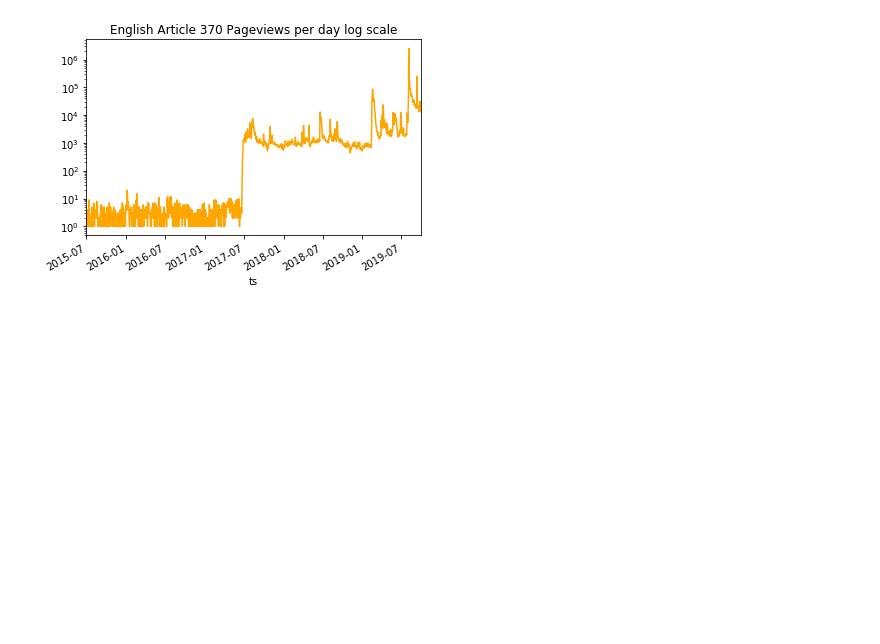
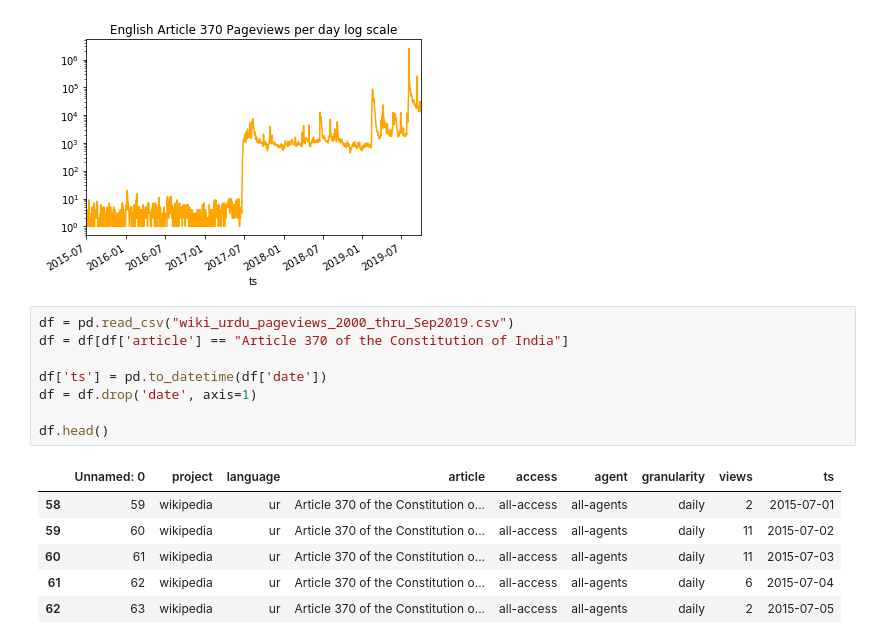
Before and after one commit to ViralNotPrasad/cscw-wiki, a Jupyter notebook: R/Pageviews.ipynb, the cells around one changed output. Drawn from its saved outputs; the diff is of its cells as text; blank space fills up the shorter version.

```diff
--- a/R/Pageviews.ipynb
+++ b/R/Pageviews.ipynb
@@ -64,3 +66,18 @@ plt.title('English Article 370 Pageviews per day log scale')
 # %% [output]
 Text(0.5, 1.0, 'English Article 370 Pageviews per day log scale')
 [figure]
+# %%
+df = pd.read_csv("wiki_urdu_pageviews_2000_thru_Sep2019.csv")
+df = df[df['article'] == "Article 370 of the Constitution of India"]
+
+df['ts'] = pd.to_datetime(df['date'])
+df = df.drop('date', axis=1)
+
+df.head()
+# %% [output]
+|  | Unnamed: 0 | project | language | article | access | agent | granularity | views | ts |
+| 58 | 59 | wikipedia | ur | Article 370 of the Constitution o... | all-access | all-agents | daily | 2 | 2015-07-01 |
+| 59 | 60 | wikipedia | ur | Article 370 of the Constitution o... | all-access | all-agents | daily | 11 | 2015-07-02 |
+| 60 | 61 | wikipedia | ur | Article 370 of the Constitution o... | all-access | all-agents | daily | 11 | 2015-07-03 |
+| 61 | 62 | wikipedia | ur | Article 370 of the Constitution o... | all-access | all-agents | daily | 6 | 2015-07-04 |
+| 62 | 63 | wikipedia | ur | Article 370 of the Constitution o... | all-access | all-agents | daily | 2 | 2015-07-05 |
```
Also changed, not shown: parts of 5 cells of this notebook, 18 other files.
